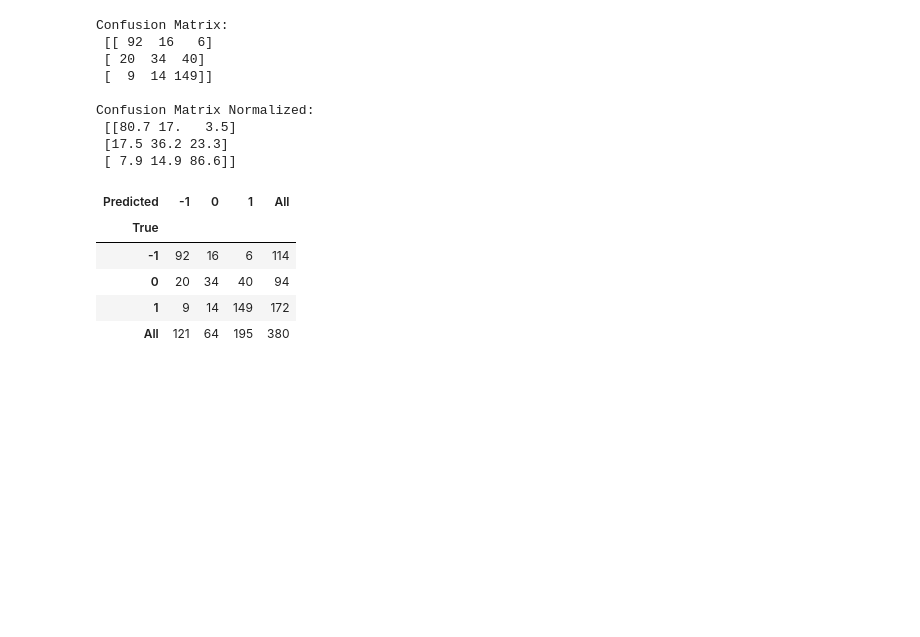
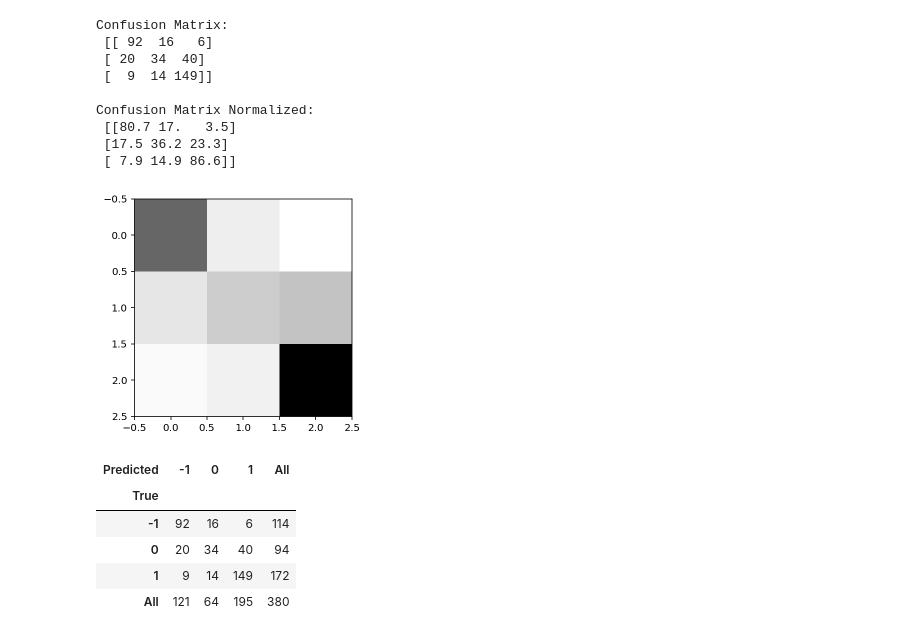
Before and after one commit to chizkidd/dsi-CapstoneProj, a Jupyter notebook: Day2_EDA.ipynb, the cells around one changed output. Drawn from its saved outputs; the diff is of its cells as text; code cells hidden in the pictures; blank space fills up the shorter version.

```diff
--- a/Day2_EDA.ipynb
+++ b/Day2_EDA.ipynb
@@ -1184,6 +1210,11 @@ Confusion Matrix Normalized:
  [[80.7 17.   3.5]
  [17.5 36.2 23.3]
  [ 7.9 14.9 86.6]]
+# %%
+plt.imshow(C, cmap='binary', interpolation='None')
+plt.show()
+# %% [output]
+[figure, added]
 # %%
 pd.crosstab(y_test, y_pred, rownames=['True'],
             colnames=['Predicted'], margins=True)
```
Also changed, not shown: parts of 2 cells of this notebook, 2 other files.
